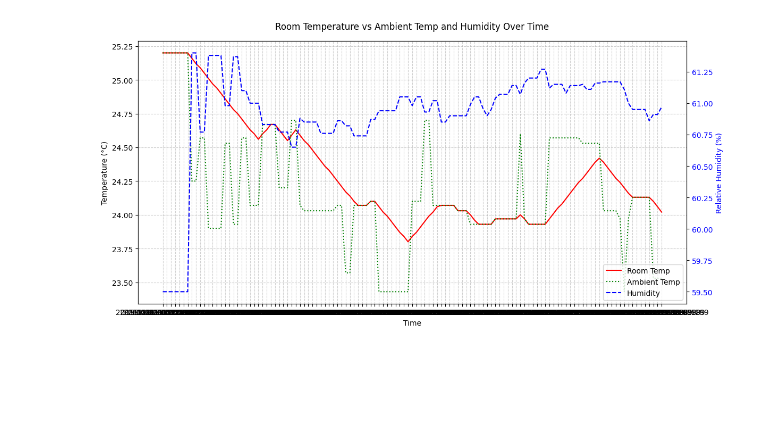
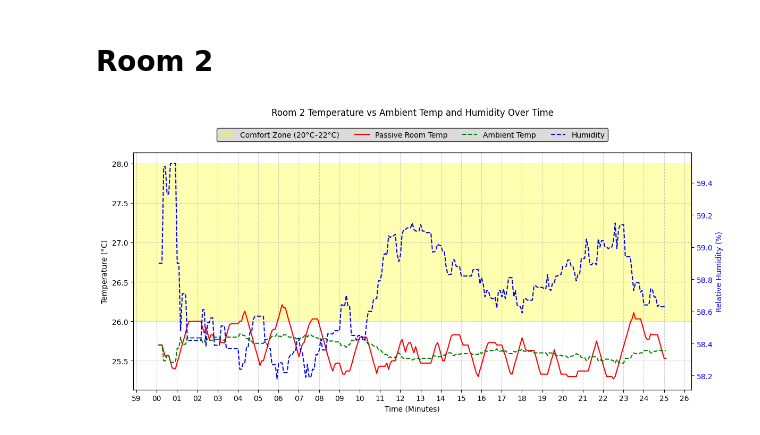
Before and after one commit to DiyadotSaha/SmartRoom, a Jupyter notebook: data_viz.ipynb, the cells around one changed output. Drawn from its saved outputs; the diff is of its cells as text; code cells hidden in the pictures; blank space fills up the shorter version.

```diff
--- a/data_viz.ipynb
+++ b/data_viz.ipynb
@@ -251,32 +203,48 @@ plt.show()
+# %% [markdown]
+# Room  2
 # %%
-import pandas as pd
-import matplotlib.pyplot as plt
+# Simulate room running with HVAC off
+comfort_range=[26,28]
+passive_csv = "/Users/diya/SmartRoom/room2_output/output_csv_passive.csv"
+passive_df = pd.read_csv(passive_csv)
 
-passive_csv = "/Users/diya/SmartRoom/room3_output_logs/output_csv_passive.csv"
-brute_df = pd.read_csv(brute_csv)
-brute_df["room_temp"] = pd.to_numeric(brute_df["room_temp"], errors="coerce")
+passive_df["time"] = pd.to_datetime(passive_df["time"])
+passive_df["room_temp"] = pd.to_numeric(passive_df["room_temp"], errors="coerce")
 
 fig, ax1 = plt.subplots(figsize=(12, 6))
+ax1.axhspan(comfort_range[0], comfort_range[1], facecolor='yellow', alpha=0.3, label="Comfort Zone (20°C–22°C)")
 
-ax1.plot(brute_df["time"], brute_df["room_temp"], label="Room Temp", linestyle='-', color="red")
-ax1.plot(brute_df["time"], brute_df["ambient_temp"], label="Ambient Temp", linestyle=':', color='green')
-ax1.set_xlabel("Time")
+ax1.plot(passive_df["time"], passive_df["room_temp"], label="Passive Room Temp", linestyle='-', color="red")
+ax1.plot(passive_df["time"], passive_df["ambient_temp"], label="Ambient Temp", linestyle='--', color='green')
+ax1.set_xlabel("Time (Minutes)")
 ax1.set_ylabel("Temperature (°C)", color='black')
 ax1.tick_params(axis='y', labelcolor='black')
 
+ax1.xaxis.set_major_formatter(mdates.DateFormatter('%M'))
+ax1.xaxis.set_major_locator(mdates.MinuteLocator(interval=1))
+
 ax2 = ax1.twinx()
-ax2.plot(brute_df["time"], brute_df["humidity"], label="Humidity", linestyle='--', color='blue')
+ax2.plot(passive_df["time"], passive_df["humidity"], label="Humidity", linestyle='--', color='blue')
 ax2.set_ylabel("Relative Humidity (%)", color='blue')
 ax2.tick_params(axis='y', labelcolor='blue')
 
-# Title and legends
-fig.suptitle("Room Temperature vs Ambient Temp and Humidity Over Time")
+fig.suptitle("Room 2 Temperature vs Ambient Temp and Humidity Over Time")
 lines1, labels1 = ax1.get_legend_handles_labels()
 lines2, labels2 = ax2.get_legend_handles_labels()
-ax1.legend(lines1 + lines2, labels1 + labels2, loc="lower right")
 
+ax1.legend(
+    lines1 + lines2,
+    labels1 + labels2,
+    loc='upper center',
+    bbox_to_anchor=(0.5, 1.12),
+    ncol=5,
+    frameon=True,
+    facecolor='lightgray',
+    edgecolor='black',
+    framealpha=0.8
+)
 ax1.grid(True, linestyle='--', alpha=0.6)
 plt.tight_layout()
 plt.show()
 # %% [output]
-[figure, old version]
+[figure, new version]
```
Also changed, not shown: parts of 21 cells of this notebook, 1 other file.
